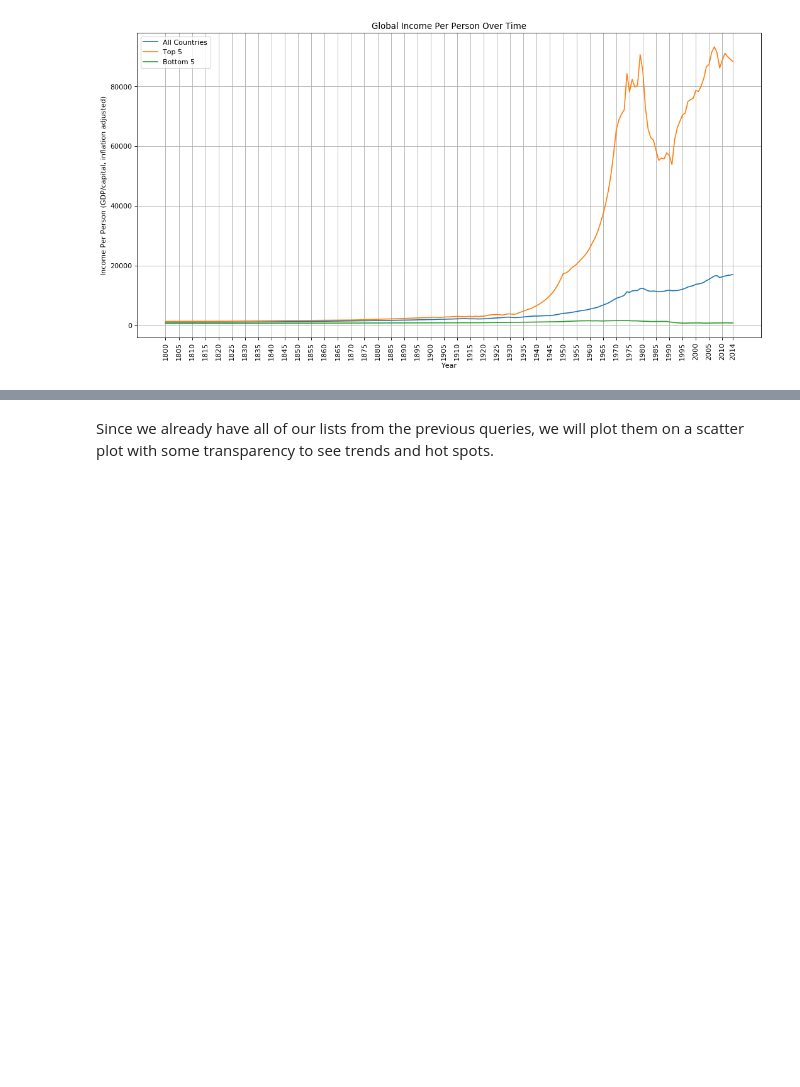
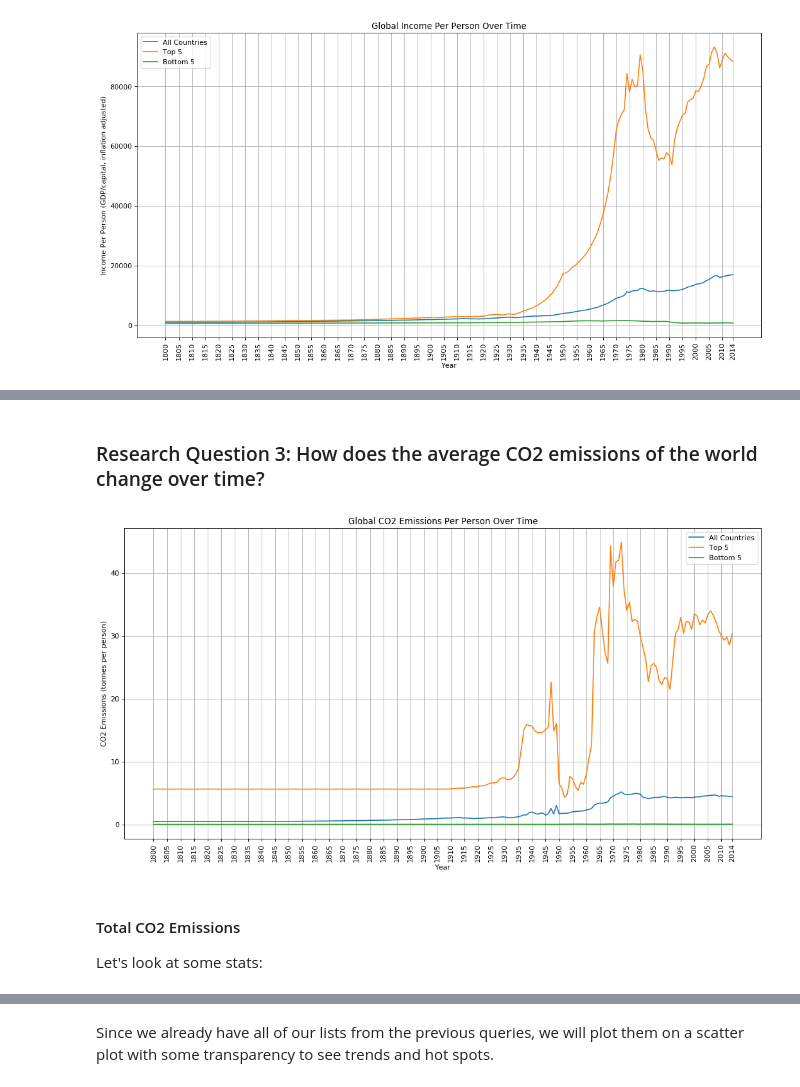
Before and after one commit to 0xjimm/gap-minder-exploration, a Jupyter notebook: investigate-a-dataset.ipynb, the cells around one changed output, grey strips where cells are left out. Drawn from its saved outputs; the diff is of its cells as text; code cells hidden in the pictures; blank space fills up the shorter version.

```diff
--- a/investigate-a-dataset.ipynb
+++ b/investigate-a-dataset.ipynb
@@ -483,0 +588,24 @@ Countries with the lowest income (GDP):
+# %% [markdown]
+### Research Question 3: How does the average CO2 emissions of the world change over time?
+# %%
+# create list of mean co2 emissions for all, the top 5, and the bottom 5 countries
+mean_total_co2 = df_co2.mean()
+mean_low_co2 = df_co2.sort_values(by=['2014']).head().mean()
+mean_high_co2 = df_co2.sort_values(by=['2014']).tail(5).mean()
+# %%
+# plot average co2 emissions
+plt.figure(figsize=(16,8), dpi=80)
+plt.plot(mean_total_co2)
+plt.plot(mean_high_co2)
+plt.plot(mean_low_co2)
+plt.xticks(ticks=five_years, rotation='vertical')
+plt.xlabel('Year')
+plt.grid()
+plt.ylabel('CO2 Emissions (tonnes per person)')
+plt.title('Global CO2 Emissions Per Person Over Time')
+plt.legend(labels);
+# %% [output]
+[figure, added]
+# %% [markdown]
+#### Total CO2 Emissions
+Let's look at some stats:
```
Also changed, not shown: parts of 43 cells of this notebook.
